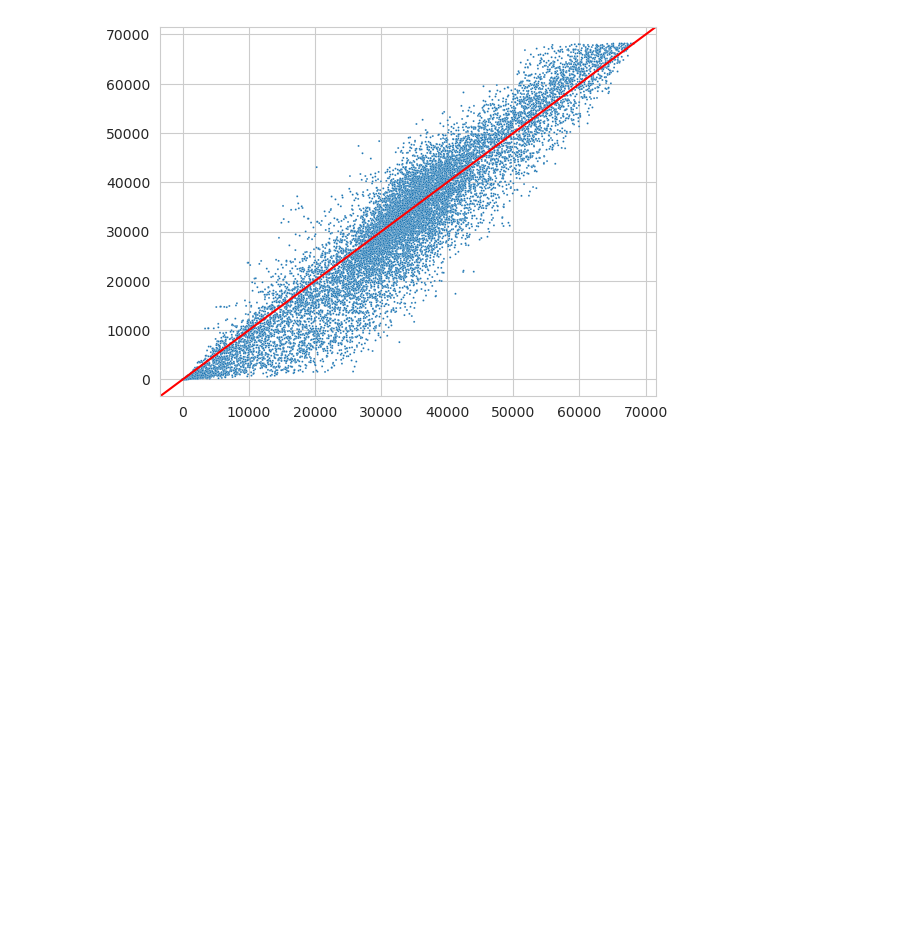
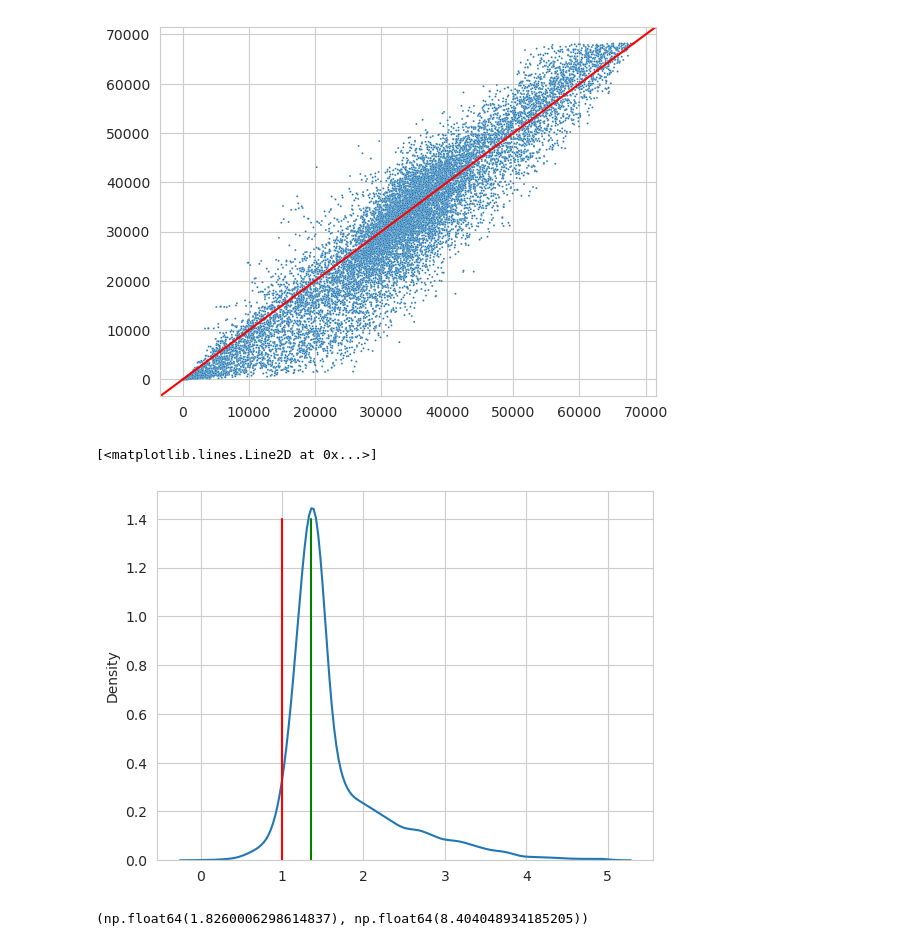
Before and after one commit to aurantiaco-sucus/vocabbie-py, a Jupyter notebook: cmp-analysis.ipynb, the cells around one changed output. Drawn from its saved outputs; the diff is of its cells as text; code cells hidden in the pictures; blank space fills up the shorter version.

```diff
--- a/cmp-analysis.ipynb
+++ b/cmp-analysis.ipynb
@@ -72,3 +72,18 @@ plt.plot([0, 1], [0, 1], transform=plt.gca().transAxes, color='red')
 # %% [output]
 [<matplotlib.lines.Line2D at 0x...>]
 [figure]
+# %%
+sns.kdeplot([x / y for x, y in zip(rfwls, tyv) if 0 < (x / y) < 5])
+# plot x = 1
+plt.plot([1, 1], [0, 1.4], color='red')
+plt.plot([1.36, 1.36], [0, 1.4], color='green')
+# %% [output]
+[<matplotlib.lines.Line2D at 0x...>]
+[figure, added]
+# %%
+variance = [np.abs(x / y) for x, y in zip(rfwls, tyv)]
+mean = np.mean(variance)
+std = np.std(variance)
+mean, std
+# %% [output]
+(np.float64(1.8260006298614837), np.float64(8.404048934185205))
```
Also changed, not shown: parts of 1 cell of this notebook, 1 other file.
